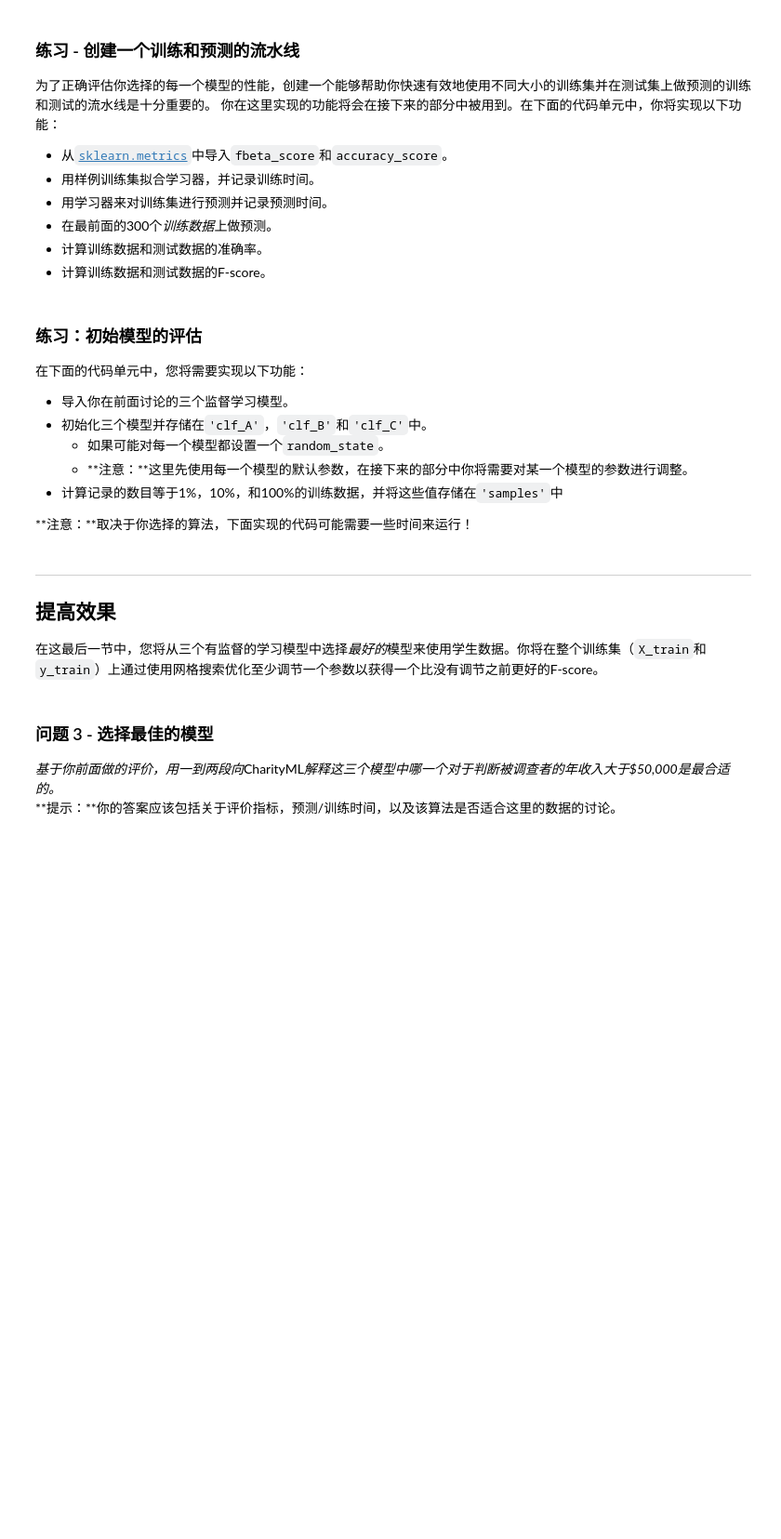
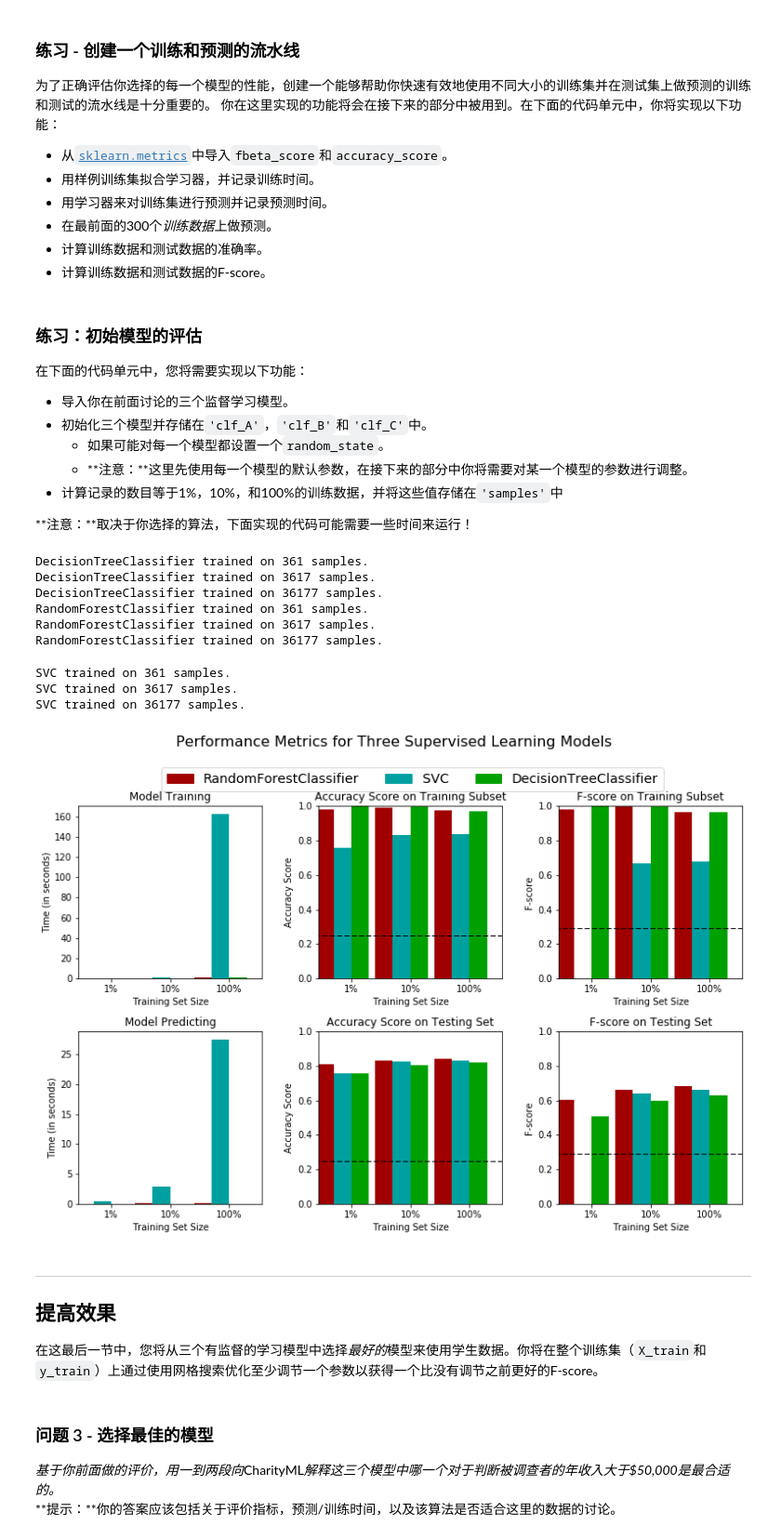
Before and after one commit to aesne/finding_donors, a Jupyter notebook: finding_donors.ipynb, the cells around one changed output. Shown at 93% size. Drawn from its saved outputs; the diff is of its cells as text; code cells hidden in the pictures; blank space fills up the shorter version.

Commit message:
评价模型性能
在1%, 10% sample_size 练习中，花了大量时间对 TypeError 进行调试

```diff
--- a/finding_donors.ipynb
+++ b/finding_donors.ipynb
@@ -55,13 +55,13 @@ display(data.head(n=1))
 **提示：** 您可能需要查看上面的生成的表，以了解`'income'`条目的格式是什么样的。
 # %%
 # TODO：总的记录数
-n_records = len(data.index)
+n_records = data.shape[0]
 
 # TODO：被调查者的收入大于$50,000的人数
-n_greater_50k = len(data[data['income'] == '>50K'])
+n_greater_50k = data[data['income'] == '>50K'].shape[0]
 
 # TODO：被调查者的收入最多为$50,000的人数
-n_at_most_50k = len(data[data['income'] == '<=50K'])
+n_at_most_50k = data[data['income'] == '<=50K'].shape[0]
 
 # TODO：被调查者收入大于$50,000所占的比例
 greater_percent = float(n_greater_50k) / n_records * 100
@@ -258,33 +304,33 @@ def train_predict(learner, sample_size, X_train, y_train, X_test, y_test):
     # TODO：使用sample_size大小的训练数据来拟合学习器
     # TODO: Fit the learner to the training data using slicing with 'sample_size'
     start = time() # 获得程序开始时间
-    learner = None
+    learner = learner.fit(X_train[:sample_size], y_train[:sample_size])
     end = time() # 获得程序结束时间
 
     # TODO：计算训练时间
-    results['train_time'] = None
+    results['train_time'] = end - start
 
     # TODO: 得到在测试集上的预测值
     #       然后得到对前300个训练数据的预测结果
     start = time() # 获得程序开始时间
-    predictions_test = None
-    predictions_train = None
+    predictions_test = learner.predict(X_test)
+    predictions_train = learner.predict(X_train[:300])
     end = time() # 获得程序结束时间
 
     # TODO：计算预测用时
-    results['pred_time'] = None
+    results['pred_time'] = end - start
 
     # TODO：计算在最前面的300个训练数据的准确率
-    results['acc_train'] = None
+    results['acc_train'] = accuracy_score(y_train[:300], predictions_train)
 
     # TODO：计算在测试集上的准确率
-    results['acc_test'] = None
+    results['acc_test'] = accuracy_score(y_test, predictions_test)
 
     # TODO：计算在最前面300个训练数据上的F-score
-    results['f_train'] = None
+    results['f_train'] = fbeta_score(y_train[:300], predictions_train, 0.5)
 
     # TODO：计算测试集上的F-score
-    results['f_test'] = None
+    results['f_test'] = fbeta_score(y_test, predictions_test, 0.5)
 
     # 成功
     print "{} trained on {} samples.".format(learner.__class__.__name__, sample_size)
@@ -303,28 +349,44 @@ def train_predict(learner, sample_size, X_train, y_train, X_test, y_test):
 **注意：**取决于你选择的算法，下面实现的代码可能需要一些时间来运行！
 # %%
 # TODO：从sklearn中导入三个监督学习模型
+from sklearn.tree import DecisionTreeClassifier
+from sklearn.ensemble import RandomForestClassifier
+from sklearn.svm import SVC
 
 # TODO：初始化三个模型
-clf_A = None
-clf_B = None
-clf_C = None
+clf_A = DecisionTreeClassifier(random_state = 42)
+clf_B = RandomForestClassifier(random_state = 42)
+clf_C = SVC(random_state = 42)
 
 # TODO：计算1%， 10%， 100%的训练数据分别对应多少点
-samples_1 = None
-samples_10 = None
-samples_100 = None
+samples_1 = X_train.shape[0] / 100
+# 注意！使用 "*0.01" 会产生 float 类型错误
+# TypeError: cannot do slice indexing on <class 'pandas.indexes.numeric.Int64Index'> with these indexers [361.77] of <type 'float'>
+samples_10 = X_train.shape[0] / 10
+samples_100 = X_train.shape[0]
 
 # 收集学习器的结果
 results = {}
 for clf in [clf_A, clf_B, clf_C]:
     clf_name = clf.__class__.__name__
     results[clf_name] = {}
     for i, samples in enumerate([samples_1, samples_10, samples_100]):
         results[clf_name][i] = \
         train_predict(clf, samples, X_train, y_train, X_test, y_test)
 
 # 对选择的三个模型得到的评价结果进行可视化
 vs.evaluate(results, accuracy, fscore)
+# %% [output]
+DecisionTreeClassifier trained on 361 samples.
+DecisionTreeClassifier trained on 3617 samples.
+DecisionTreeClassifier trained on 36177 samples.
+RandomForestClassifier trained on 361 samples.
+RandomForestClassifier trained on 3617 samples.
+RandomForestClassifier trained on 36177 samples.
+SVC trained on 361 samples.
+SVC trained on 3617 samples.
+SVC trained on 36177 samples.
+[figure, added]
 # %% [markdown]
 ----
 ## 提高效果
```
Also changed, not shown: parts of 3 cells of this notebook.
